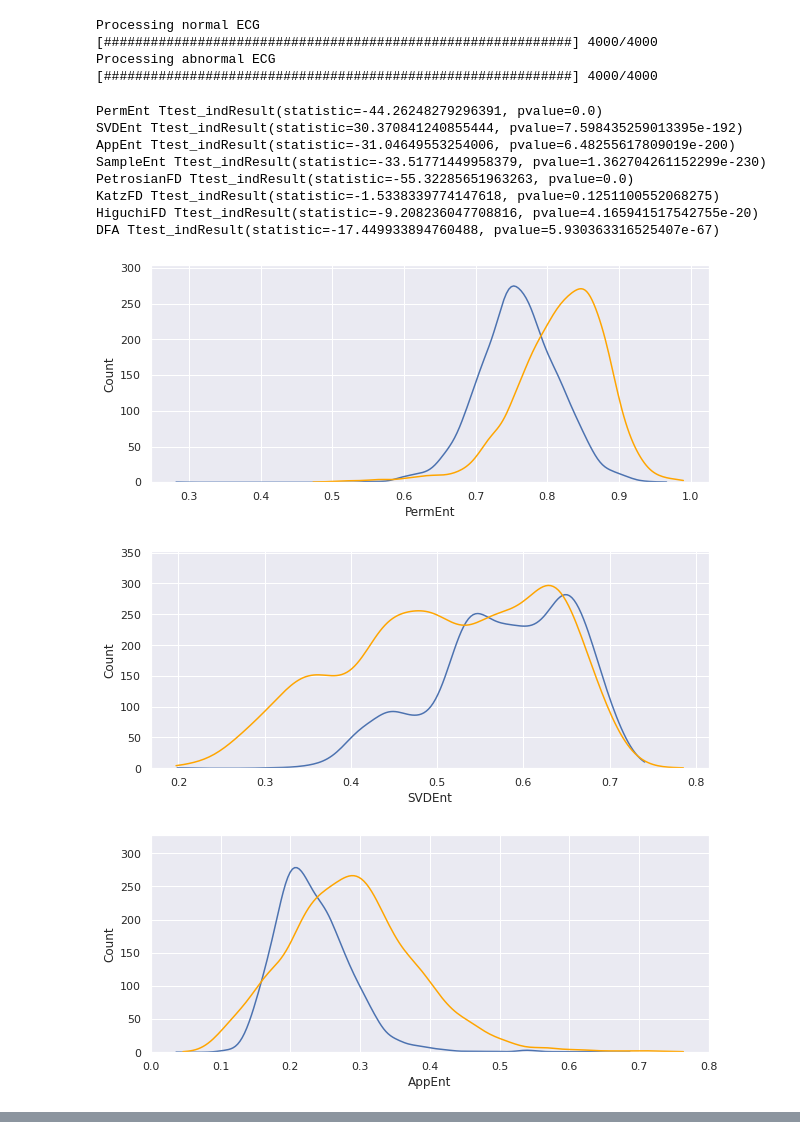
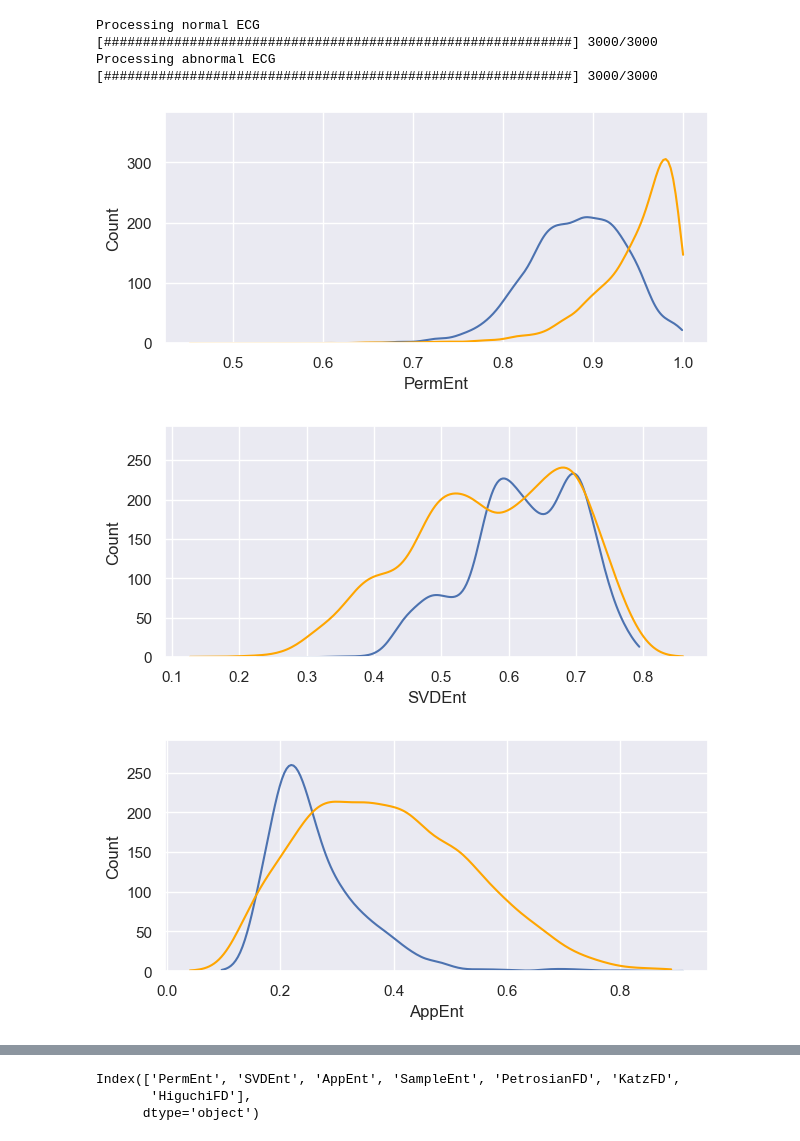
Before and after one commit to LaurentFerhi/ECG_abnormality_Fractal_Dimension, a Jupyter notebook: TS_anomaly.ipynb, the cells around one changed output, grey strips where cells are left out. Cells and saved outputs as stored; diff of their text form; code cells hidden in the pictures.

```diff
--- a/TS_anomaly.ipynb
+++ b/TS_anomaly.ipynb
@@ -54,14 +40,29 @@ def progressbar(it, prefix="", size=60, out=sys.stdout):
         show(i+1)
     out.write("\n")
     out.flush()
+# %%
+df_normal_all = pd.read_csv('ptbdb_normal.csv',header=None)
+df_normal_all = df_normal_all.sample(df_normal_all.shape[0])
+df_normal = df_normal_all[:3000].reset_index(drop=True)
+
+# Abnormal TS all have their last value (column 187) to 1
+df_abnormal_all = pd.read_csv('ptbdb_abnormal.csv',header=None).drop(187,axis=1)
+df_abnormal_all = df_abnormal_all.sample(df_abnormal_all.shape[0])
+df_abnormal = df_abnormal_all[:3000].reset_index(drop=True)
+
+# Mix normal and abnormal
+df_normal_test = df_normal_all[3000:].sample(500)
+df_abnormal_test = df_abnormal_all[3000:].sample(500)
+
+df_normal_test['label'] = 0
+df_abnormal_test['label'] = 1
+df_test = pd.concat([df_normal_test,df_abnormal_test],ignore_index=True).fillna(0)
 # %%
-df_normal = pd.read_csv('ptbdb_normal.csv',header=None).drop(187,axis=1).sample(4000).reset_index(drop=True)
-df_abnormal = pd.read_csv('ptbdb_abnormal.csv',header=None).drop(187,axis=1).sample(4000).reset_index(drop=True)
-
+# Remove all the filled zeroes to equalize TS size
 def pre_processor(arr):
     while arr[-1] == 0:
         arr = arr[:-1].copy()
-    return savgol_filter(arr, 5, 2, mode='nearest')
+    return arr
 # %%
 fig,ax=plt.subplots(figsize=(14,14))
 c = 1
@@ -85,7 +86,7 @@ print('Processing normal ECG')
 for idx in progressbar(range(df_normal.shape[0])):
     signal = pre_processor(df_normal.iloc[idx].values)
 
-    df_FD_normal = df_FD_normal.append({
+    row = pd.DataFrame({
         'PermEnt': entropy.perm_entropy(signal, order=3, normalize=True),
         'SVDEnt' : entropy.svd_entropy(signal, order=3, normalize=True),
         'AppEnt': entropy.app_entropy(signal, order=2),
@@ -93,14 +94,15 @@ for idx in progressbar(range(df_normal.shape[0])):
         'PetrosianFD': fractal.petrosian_fd(signal),
         'KatzFD': fractal.katz_fd(signal),
         'HiguchiFD': fractal.higuchi_fd(signal),
-        'DFA': fractal.detrended_fluctuation(signal)
-    }, ignore_index=True)
+    },index = [0])
+
+    df_FD_normal = pd.concat([df_FD_normal, row], ignore_index=True)
 
 print('Processing abnormal ECG')
 for idx in progressbar(range(df_abnormal.shape[0])):
     signal = pre_processor(df_abnormal.iloc[idx].values)
 
-    df_FD_abnormal = df_FD_abnormal.append({
+    row = pd.DataFrame({
         'PermEnt': entropy.perm_entropy(signal, order=3, normalize=True),
         'SVDEnt' : entropy.svd_entropy(signal, order=3, normalize=True),
         'AppEnt': entropy.app_entropy(signal, order=2),
@@ -108,28 +110,23 @@ for idx in progressbar(range(df_abnormal.shape[0])):
         'PetrosianFD': fractal.petrosian_fd(signal),
         'KatzFD': fractal.katz_fd(signal),
         'HiguchiFD': fractal.higuchi_fd(signal),
-        'DFA': fractal.detrended_fluctuation(signal)
-    }, ignore_index=True)
+    },index = [0])
+
+    df_FD_abnormal = pd.concat([df_FD_abnormal, row], ignore_index=True)
 # %% [output]
 Processing normal ECG
-[############################################################] 4000/4000
+[############################################################] 3000/3000
 Processing abnormal ECG
-[############################################################] 4000/4000
+[############################################################] 3000/3000
 # %%
 for col in df_FD_normal.columns:
-    fig,ax=plt.subplots(figsize=(10,4))
+    fig,ax=plt.subplots(figsize=(7,3))
     sns.histplot(df_FD_normal[col],kde=True,alpha=0.,label='normal',linewidth=0)
     sns.histplot(df_FD_abnormal[col],kde=True,color='orange',alpha=0.,label='abnormal',linewidth=0)
-    print(col,stats.ttest_ind(df_FD_normal[col], df_FD_abnormal[col]))
+    #print(col,stats.ttest_ind(df_FD_normal[col], df_FD_abnormal[col]))
+
+plt.tight_layout()
 # %% [output]
-PermEnt Ttest_indResult(statistic=-44.26248279296391, pvalue=0.0)
-SVDEnt Ttest_indResult(statistic=30.370841240855444, pvalue=7.598435259013395e-192)
-AppEnt Ttest_indResult(statistic=-31.04649553254006, pvalue=6.48255617809019e-200)
-SampleEnt Ttest_indResult(statistic=-33.51771449958379, pvalue=1.362704261152299e-230)
-PetrosianFD Ttest_indResult(statistic=-55.32285651963263, pvalue=0.0)
-KatzFD Ttest_indResult(statistic=-1.5338339774147618, pvalue=0.1251100552068275)
-HiguchiFD Ttest_indResult(statistic=-9.208236047708816, pvalue=4.165941517542755e-20)
-DFA Ttest_indResult(statistic=-17.449933894760488, pvalue=5.930363316525407e-67)
-[figure, old version]
+[figure, new version]
-[figure, old version]
+[figure, new version]
-[figure, old version]
+[figure, new version]
@@ -145,0 +143,6 @@ data = df_FD_normal.append(df_FD_abnormal).reset_index(drop=True)
+# %%
+data.drop('label',axis=1).columns
+# %% [output]
+Index(['PermEnt', 'SVDEnt', 'AppEnt', 'SampleEnt', 'PetrosianFD', 'KatzFD',
+       'HiguchiFD'],
+      dtype='object')
```
Also changed, not shown: parts of 16 cells of this notebook, 3 other files.
